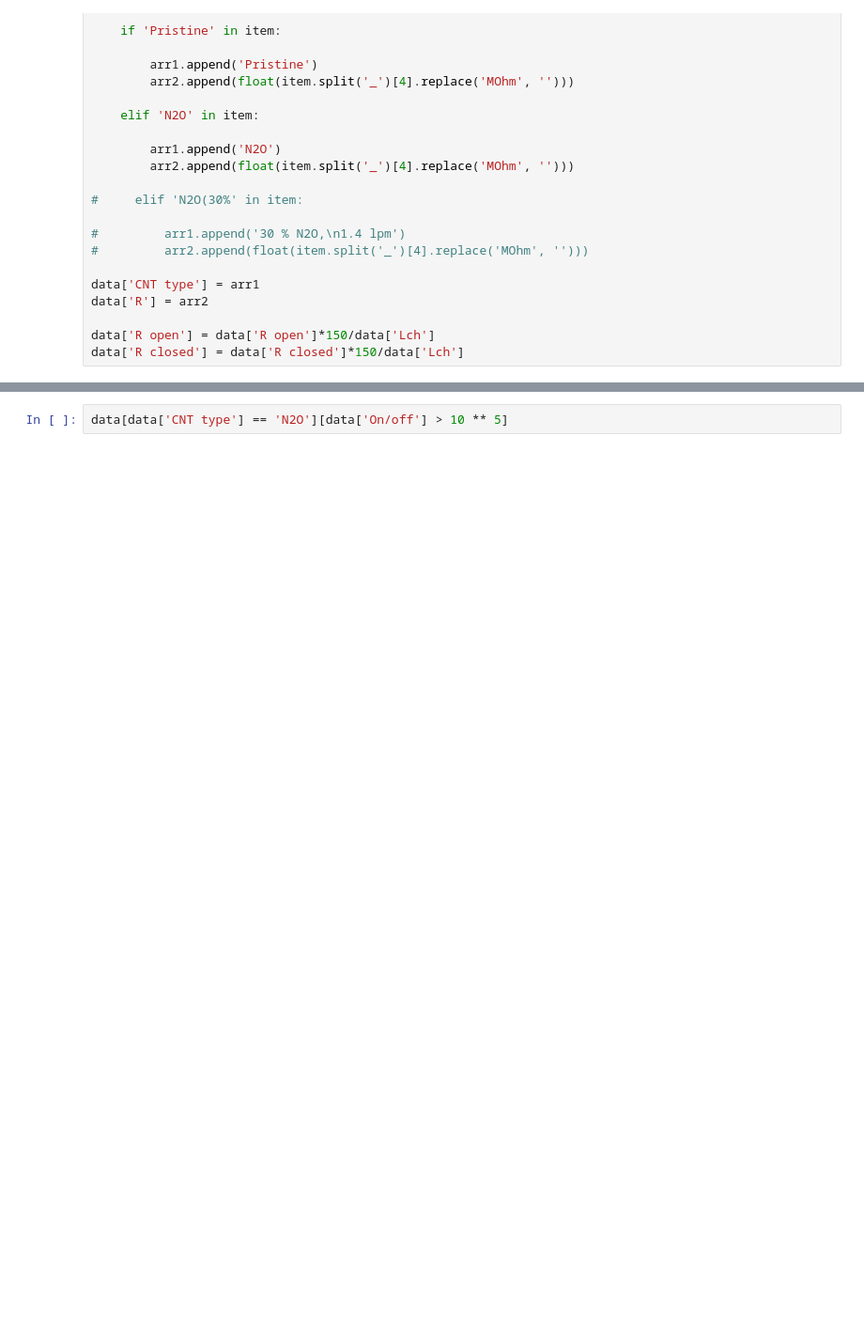
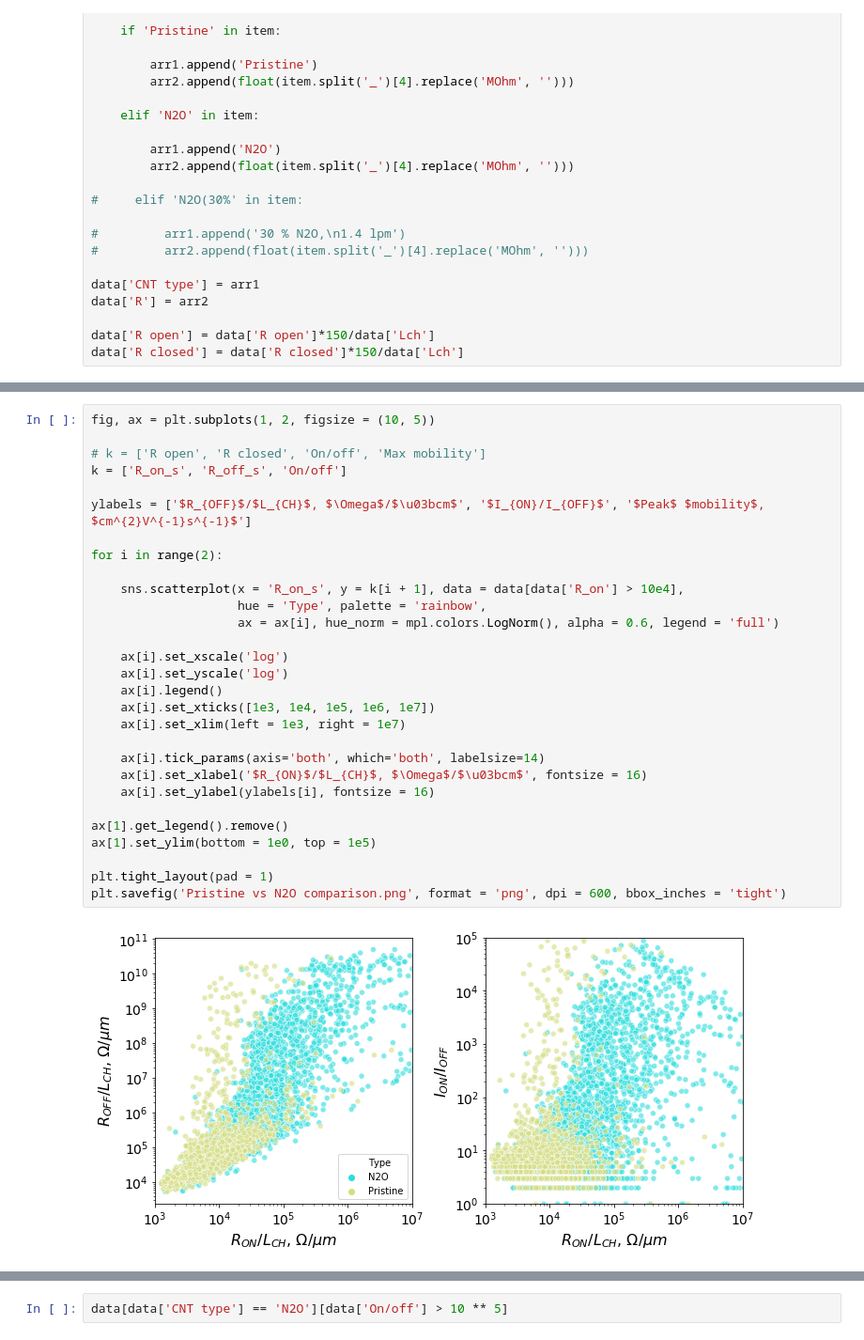
Before and after one commit to GLivshits/Lab, a Jupyter notebook: Transistors data analysis.ipynb, the cells around one changed output, grey strips where cells are left out. Shown at 94% size. Saved outputs shown, nothing was run; the diff lists cells and outputs as text; blank space fills up the shorter version.

```diff
--- a/Transistors data analysis.ipynb
+++ b/Transistors data analysis.ipynb
@@ -159,3 +199,34 @@ plt.savefig('SuperPuper.png', dpi = 600, format = 'png')
+# %%
+fig, ax = plt.subplots(1, 2, figsize = (10, 5))
+
+# k = ['R open', 'R closed', 'On/off', 'Max mobility']
+k = ['R_on_s', 'R_off_s', 'On/off']
+
+ylabels = ['$R_{OFF}$/$L_{CH}$, $\Omega$/$\u03bcm$', '$I_{ON}/I_{OFF}$', '$Peak$ $mobility$, $cm^{2}V^{-1}s^{-1}$']
+
+for i in range(2):
+
+    sns.scatterplot(x = 'R_on_s', y = k[i + 1], data = data[data['R_on'] > 10e4],
+                    hue = 'Type', palette = 'rainbow',
+                    ax = ax[i], hue_norm = mpl.colors.LogNorm(), alpha = 0.6, legend = 'full')
+
+    ax[i].set_xscale('log')
+    ax[i].set_yscale('log')
+    ax[i].legend()
+    ax[i].set_xticks([1e3, 1e4, 1e5, 1e6, 1e7])
+    ax[i].set_xlim(left = 1e3, right = 1e7)
+
+    ax[i].tick_params(axis='both', which='both', labelsize=14)
+    ax[i].set_xlabel('$R_{ON}$/$L_{CH}$, $\Omega$/$\u03bcm$', fontsize = 16)
+    ax[i].set_ylabel(ylabels[i], fontsize = 16)
+
+ax[1].get_legend().remove()
+ax[1].set_ylim(bottom = 1e0, top = 1e5)
+
+plt.tight_layout(pad = 1)
+plt.savefig('Pristine vs N2O comparison.png', format = 'png', dpi = 600, bbox_inches = 'tight')
+# %% [output]
+[figure, added]
 # %%
 fig, ax = plt.subplots(1, 2, figsize = (10, 5))
 
```
Also changed, not shown: parts of 14 cells of this notebook, 2 other files.
